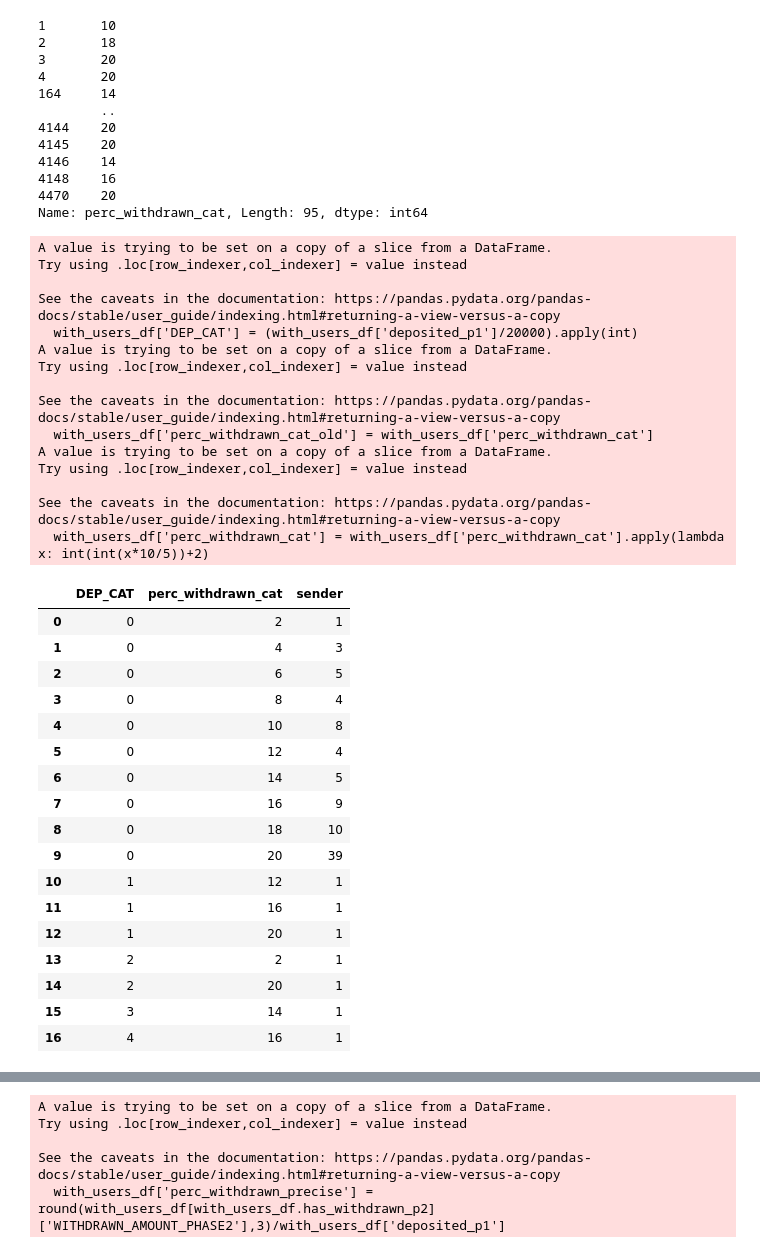
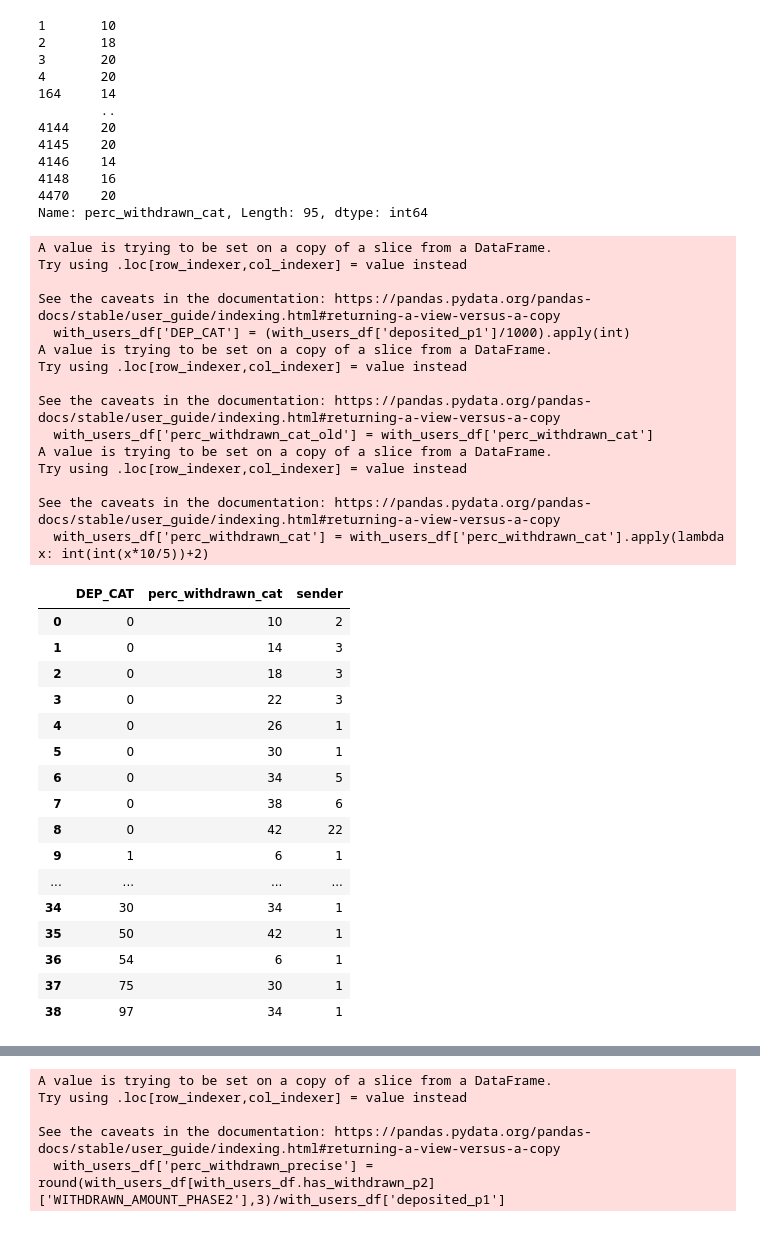
Before and after one commit to IncioMan/mars_lockdrop, a Jupyter notebook: notebook/Prism launch.ipynb, the cells around one changed output, grey strips where cells are left out. Drawn from its saved outputs; the diff is of its cells as text; code cells hidden in the pictures.

```diff
--- a/notebook/Prism launch.ipynb
+++ b/notebook/Prism launch.ipynb
@@ -432,46 +432,45 @@ with_users_df['perc_withdrawn_cat'].apply(lambda x: int(int(x*10/5)+2))
 4470    20
 Name: perc_withdrawn_cat, Length: 95, dtype: int64
 # %%
-with_users_df['DEP_CAT'] = (with_users_df['deposited_p1']/20000).apply(int)
+with_users_df['DEP_CAT'] = (with_users_df['deposited_p1']/1000).apply(int)
 with_users_df['perc_withdrawn_cat_old'] = with_users_df['perc_withdrawn_cat']
 with_users_df['perc_withdrawn_cat'] = with_users_df['perc_withdrawn_cat'].apply(lambda x: int(int(x*10/5))+2)
 df = with_users_df.groupby(['DEP_CAT','perc_withdrawn_cat']).sender.count()
 df = df.reset_index()
 df
 # %% [output]
 A value is trying to be set on a copy of a slice from a DataFrame.
 Try using .loc[row_indexer,col_indexer] = value instead
 
 See the caveats in the documentation: https://pandas.pydata.org/pandas-docs/stable/user_guide/indexing.html#returning-a-view-versus-a-copy
-  with_users_df['DEP_CAT'] = (with_users_df['deposited_p1']/20000).apply(int)
+  with_users_df['DEP_CAT'] = (with_users_df['deposited_p1']/1000).apply(int)
 A value is trying to be set on a copy of a slice from a DataFrame.
 Try using .loc[row_indexer,col_indexer] = value instead
 
 See the caveats in the documentation: https://pandas.pydata.org/pandas-docs/stable/user_guide/indexing.html#returning-a-view-versus-a-copy
   with_users_df['perc_withdrawn_cat_old'] = with_users_df['perc_withdrawn_cat']
 A value is trying to be set on a copy of a slice from a DataFrame.
 Try using .loc[row_indexer,col_indexer] = value instead
 
 See the caveats in the documentation: https://pandas.pydata.org/pandas-docs/stable/user_guide/indexing.html#returning-a-view-versus-a-copy
   with_users_df['perc_withdrawn_cat'] = with_users_df['perc_withdrawn_cat'].apply(lambda x: int(int(x*10/5))+2)
 |  | DEP_CAT | perc_withdrawn_cat | sender |
-| 0 | 0 | 2 | 1 |
-| 1 | 0 | 4 | 3 |
-| 2 | 0 | 6 | 5 |
-| 3 | 0 | 8 | 4 |
-| 4 | 0 | 10 | 8 |
-| 5 | 0 | 12 | 4 |
-| 6 | 0 | 14 | 5 |
-| 7 | 0 | 16 | 9 |
-| 8 | 0 | 18 | 10 |
-| 9 | 0 | 20 | 39 |
-| 10 | 1 | 12 | 1 |
-| 11 | 1 | 16 | 1 |
-| 12 | 1 | 20 | 1 |
-| 13 | 2 | 2 | 1 |
-| 14 | 2 | 20 | 1 |
-| 15 | 3 | 14 | 1 |
-| 16 | 4 | 16 | 1 |
+| 0 | 0 | 10 | 2 |
+| 1 | 0 | 14 | 3 |
+| 2 | 0 | 18 | 3 |
+| 3 | 0 | 22 | 3 |
+| 4 | 0 | 26 | 1 |
+| 5 | 0 | 30 | 1 |
+| 6 | 0 | 34 | 5 |
+| 7 | 0 | 38 | 6 |
+| 8 | 0 | 42 | 22 |
+| 9 | 1 | 6 | 1 |
+| ... | ... | ... | ... |
+| 34 | 30 | 34 | 1 |
+| 35 | 50 | 42 | 1 |
+| 36 | 54 | 6 | 1 |
+| 37 | 75 | 30 | 1 |
+| 38 | 97 | 34 | 1 |
 # %%
 alt.Chart(df).mark_rect().encode(
     x=alt.X('perc_withdrawn_cat:O', sort=alt.EncodingSortField(order='ascending')),
```
Also changed, not shown: parts of 6 cells of this notebook, 2 other files.
